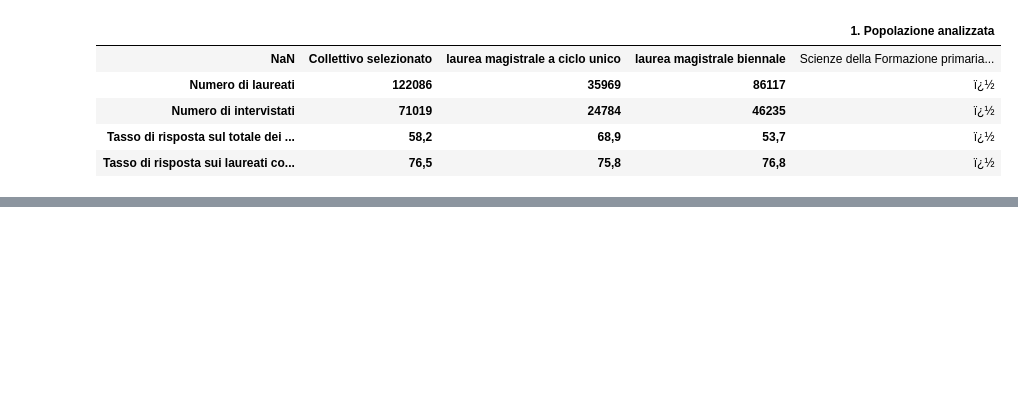
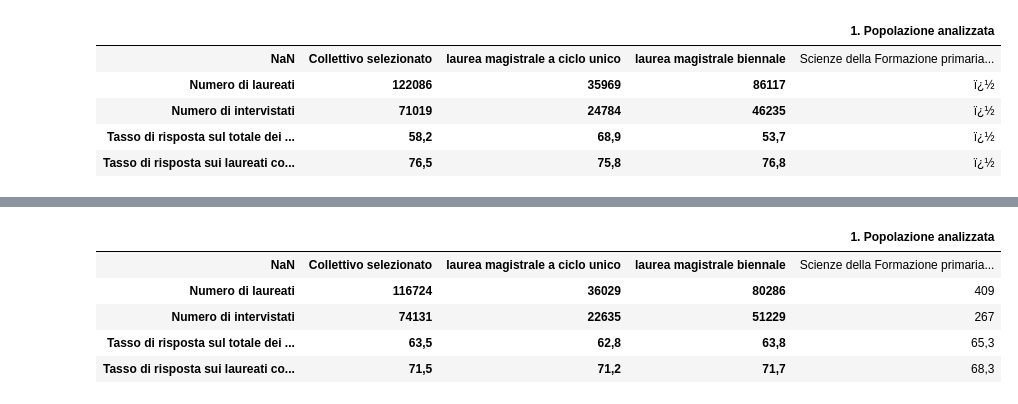
Before and after one commit to giorgiacrosilla/cif, a Jupyter notebook: datasets/cleaning_almalaurea.ipynb, the cells around one changed output, grey strips where cells are left out. Saved outputs shown, nothing was run; the diff lists cells and outputs as text; code cells hidden in the pictures; blank space fills up the shorter version.

```diff
--- a/datasets/cleaning_almalaurea.ipynb
+++ b/datasets/cleaning_almalaurea.ipynb
@@ -501,0 +126,15 @@ Tasso di occupazione  79,9 72,6 81,2                      96,3
+# %%
+import pandas as pd
+
+# Read the CSV file
+pd.set_option('display.max_rows', None)
+almalaurea2020 = pd.read_csv("C:/Users/crosi/Documents/GitHub/cif/datasets/occupazione_laurea/dati_occupazione_2020.csv", encoding="ISO-8859-1", sep=";")
+
+almalaurea2020.head(5)
+# %% [output]
+|  |  |  |  | 1. Popolazione analizzata |
+| NaN | Collettivo selezionato | laurea magistrale a ciclo unico | laurea magistrale biennale | Scienze della Formazione primaria... |
+| Numero di laureati | 116724 | 36029 | 80286 | 409 |
+| Numero di intervistati | 74131 | 22635 | 51229 | 267 |
+| Tasso di risposta sul totale dei ... | 63,5 | 62,8 | 63,8 | 65,3 |
+| Tasso di risposta sui laureati co... | 71,5 | 71,2 | 71,7 | 68,3 |
```
Also changed, not shown: parts of 36 cells of this notebook.
